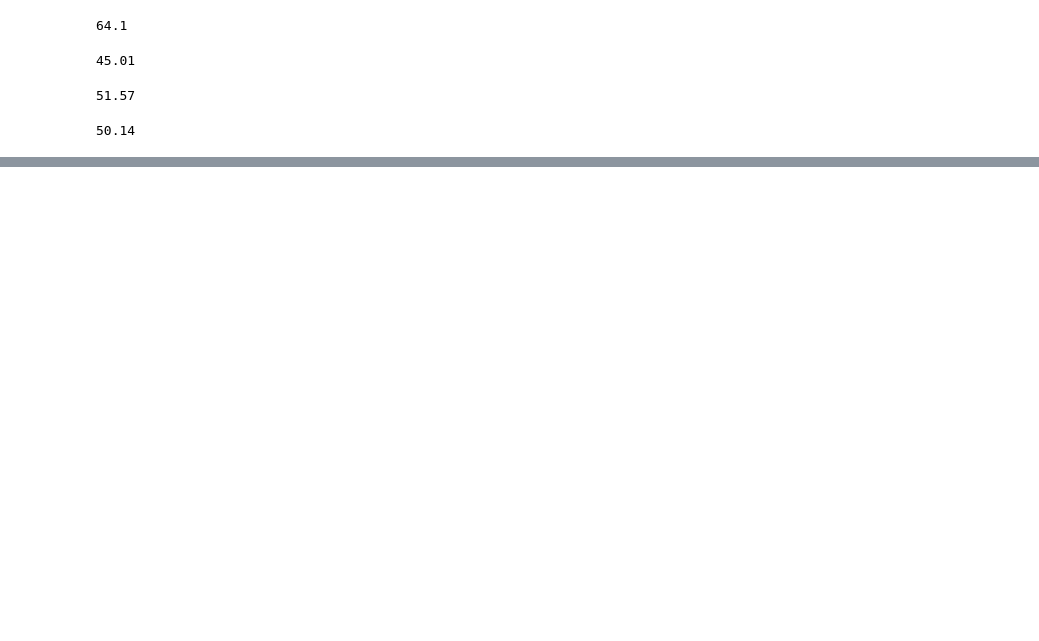
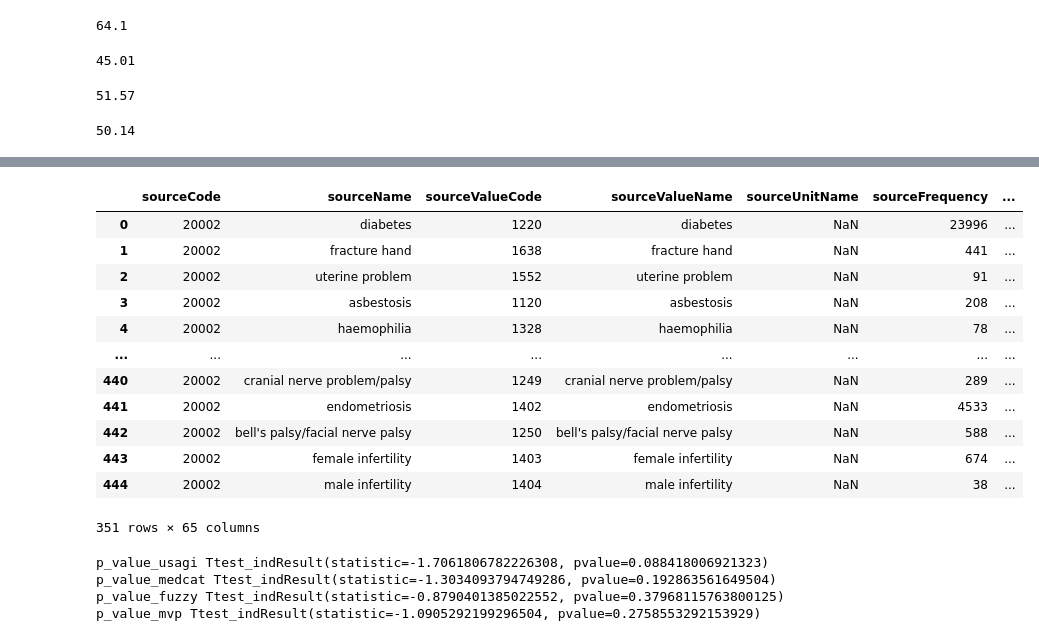
Before and after one commit to ryashpal/EHRQC, a Jupyter notebook: notebooks/python/concept_mapping/20002_non_cancer_illness.ipynb, the cells around one changed output, grey strips where cells are left out. Cells and saved outputs as stored; diff of their text form; code cells hidden in the pictures; blank space fills up the shorter version.

```diff
--- a/notebooks/python/concept_mapping/20002_non_cancer_illness.ipynb
+++ b/notebooks/python/concept_mapping/20002_non_cancer_illness.ipynb
@@ -981,0 +1010,22 @@ round(sum(approvedDf.targetConceptId_usagi == approvedDf['concept ID'])/approved
+# %%
+import numpy as np
+import pandas as pd
+from sentence_transformers import SentenceTransformer, util
+
+model = SentenceTransformer('pritamdeka/S-BioBert-snli-multinli-stsb')
+
+def calculateSemanticSimilarityScore(conceptName, mappedConceptName):
+    if mappedConceptName and (mappedConceptName != 'nan'):
+        mappedConceptName = str(mappedConceptName)
+        if len(mappedConceptName) > 0:
+            conceptNameEmbedding = model.encode(conceptName, convert_to_tensor=True)
+            mappedConceptNameEmbedding = model.encode(mappedConceptName, convert_to_tensor=True)
+            similarityScore = util.pytorch_cos_sim(conceptNameEmbedding, mappedConceptNameEmbedding)
+            return similarityScore.item()
+    return 0
+# %%
+approvedDf['sss_usagi'] = approvedDf.apply(lambda x: calculateSemanticSimilarityScore(x.targetConceptId_usagi, x.sourceName), axis=1)
+approvedDf['sss_medcat'] = approvedDf.apply(lambda x: calculateSemanticSimilarityScore(x.conceptId, x.sourceName), axis=1)
+approvedDf['sss_fuzzy'] = approvedDf.apply(lambda x: calculateSemanticSimilarityScore(x.matching_concept_id_fuzzy, x.sourceName), axis=1)
+approvedDf['sss_mvp'] = approvedDf.apply(lambda x: calculateSemanticSimilarityScore(str(x.matching_concept_id_majority_voting), str(x.sourceName)), axis=1)
+approvedDf['sss_curated'] = approvedDf.apply(lambda x: calculateSemanticSimilarityScore(str(x['concept ID']), str(x.sourceName)), axis=1)
@@ -981,0 +1050,33 @@ round(sum(approvedDf.targetConceptId_usagi == approvedDf['concept ID'])/approved
+# %%
+approvedDf
+# %% [output]
+|  | sourceCode | sourceName | sourceValueCode | sourceValueName | sourceUnitName | sourceFrequency | ... |
+| 0 | 20002 | diabetes | 1220 | diabetes | NaN | 23996 | ... |
+| 1 | 20002 | fracture hand | 1638 | fracture hand | NaN | 441 | ... |
+| 2 | 20002 | uterine problem | 1552 | uterine problem | NaN | 91 | ... |
+| 3 | 20002 | asbestosis | 1120 | asbestosis | NaN | 208 | ... |
+| 4 | 20002 | haemophilia | 1328 | haemophilia | NaN | 78 | ... |
+| ... | ... | ... | ... | ... | ... | ... | ... |
+| 440 | 20002 | cranial nerve problem/palsy | 1249 | cranial nerve problem/palsy | NaN | 289 | ... |
+| 441 | 20002 | endometriosis | 1402 | endometriosis | NaN | 4533 | ... |
+| 442 | 20002 | bell's palsy/facial nerve palsy | 1250 | bell's palsy/facial nerve palsy | NaN | 588 | ... |
+| 443 | 20002 | female infertility | 1403 | female infertility | NaN | 674 | ... |
+| 444 | 20002 | male infertility | 1404 | male infertility | NaN | 38 | ... |
+351 rows × 65 columns
+# %%
+from scipy.stats import ttest_ind
+
+p_value_usagi = ttest_ind(approvedDf['sss_usagi'], approvedDf['sss_curated'])
+p_value_medcat = ttest_ind(approvedDf['sss_medcat'], approvedDf['sss_curated'])
+p_value_fuzzy = ttest_ind(approvedDf['sss_fuzzy'], approvedDf['sss_curated'])
+p_value_mvp = ttest_ind(approvedDf['sss_mvp'], approvedDf['sss_curated'])
+
+print('p_value_usagi', p_value_usagi)
+print('p_value_medcat', p_value_medcat)
+print('p_value_fuzzy', p_value_fuzzy)
+print('p_value_mvp', p_value_mvp)
+# %% [output]
+p_value_usagi Ttest_indResult(statistic=-1.7061806782226308, pvalue=0.088418006921323)
+p_value_medcat Ttest_indResult(statistic=-1.3034093794749286, pvalue=0.192863561649504)
+p_value_fuzzy Ttest_indResult(statistic=-0.8790401385022552, pvalue=0.37968115763800125)
+p_value_mvp Ttest_indResult(statistic=-1.0905292199296504, pvalue=0.2758553292153929)
```
Also changed, not shown: parts of 11 cells of this notebook, 3 other files.
